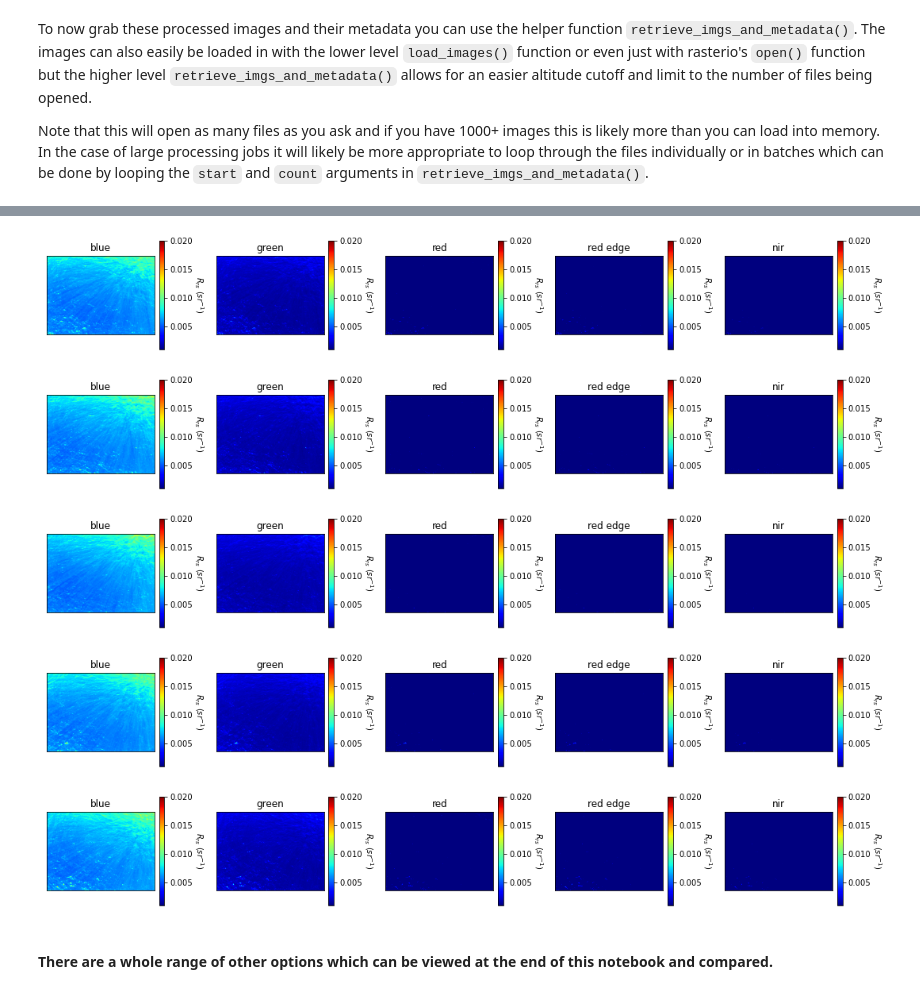
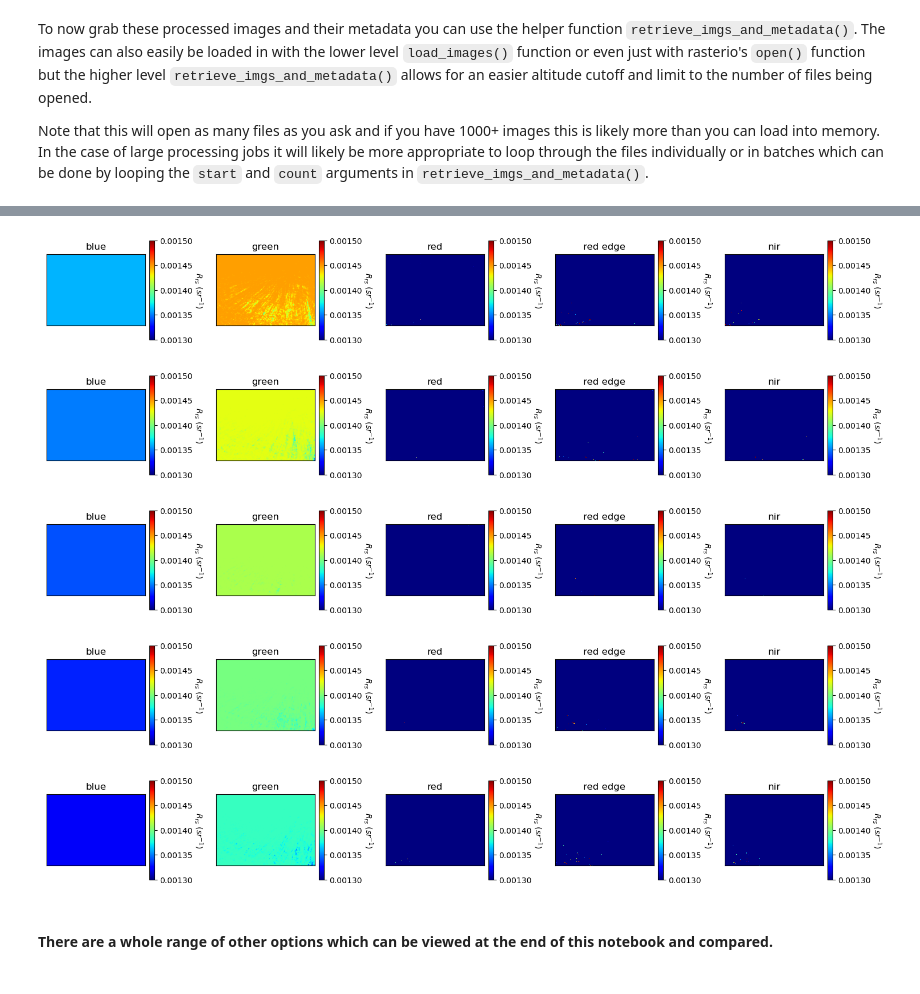
Before and after one commit to aewindle110/DroneWQ, a Jupyter notebook: primary_demo.ipynb, the cells around one changed output, grey strips where cells are left out. Drawn from its saved outputs; the diff is of its cells as text; code cells hidden in the pictures.

```diff
--- a/primary_demo.ipynb
+++ b/primary_demo.ipynb
@@ -142,0 +87,2 @@ Note that this will open as many files as you ask and if you have 1000+ images t
+# %%
+lt_imgs, img_metadata = retrieve_imgs_and_metadata(img_dir = project_path+'/lt_imgs')
@@ -142,0 +96,14 @@ Note that this will open as many files as you ask and if you have 1000+ images t
+# %%
+band_names = ['blue', 'green', 'red', 'red edge', 'nir']
+
+for j in range(len(lt_imgs[:5])):
+    fig, ax = plt.subplots(1,5, figsize=(15,3.5))
+    for i in range(5):
+        im = ax[i].imshow(lt_imgs[j,i],cmap='jet', vmin=0.5, vmax=8)
+        ax[i].set_xticks([])
+        ax[i].set_yticks([])
+        ax[i].set_title(band_names[i])
+        cbar = fig.colorbar(im, ax=ax[i], fraction=0.046, pad=0.04)
+        cbar.set_label('$L_{t} (mW\ m^2\ sr^{-1}\ nm^{-1}$)', rotation=270, labelpad=15)
+    fig.tight_layout()
+    plt.show()
@@ -147,23 +125,23 @@ Now let's visualize some of this data just to make sure it is reasonable.
 # %%
 band_names = ['blue', 'green', 'red', 'red edge', 'nir']
 
-for j in range(len(rrs_imgs_mobley[:5])):
+for j in range(len(rrs_imgs_mobley[5:10])):
     fig, ax = plt.subplots(1,5, figsize=(15,3.5))
     for i in range(5):
-        im = ax[i].imshow(rrs_imgs_mobley[j,i],cmap='jet', vmin=0.001, vmax=0.02)
+        im = ax[i].imshow(rrs_imgs_mobley[j,i],cmap='jet', vmin=0.0013, vmax=0.0015)
         ax[i].set_xticks([])
         ax[i].set_yticks([])
         ax[i].set_title(band_names[i])
         cbar = fig.colorbar(im, ax=ax[i], fraction=0.046, pad=0.04)
         cbar.set_label('$R_{rs}\ (sr^{-1}$)', rotation=270, labelpad=15)
     fig.tight_layout()
     plt.show()
 # %% [output]
-[figure, old version]
+[figure, new version]
-[figure, old version]
+[figure, new version]
-[figure, old version]
+[figure, new version]
-[figure, old version]
+[figure, new version]
-[figure, old version]
+[figure, new version]
 # %% [markdown]
 #### There are a whole range of other options which can be viewed at the end of this notebook and compared.
 # %% [markdown]
```
Also changed, not shown: parts of 10 cells of this notebook, 5 other files.
